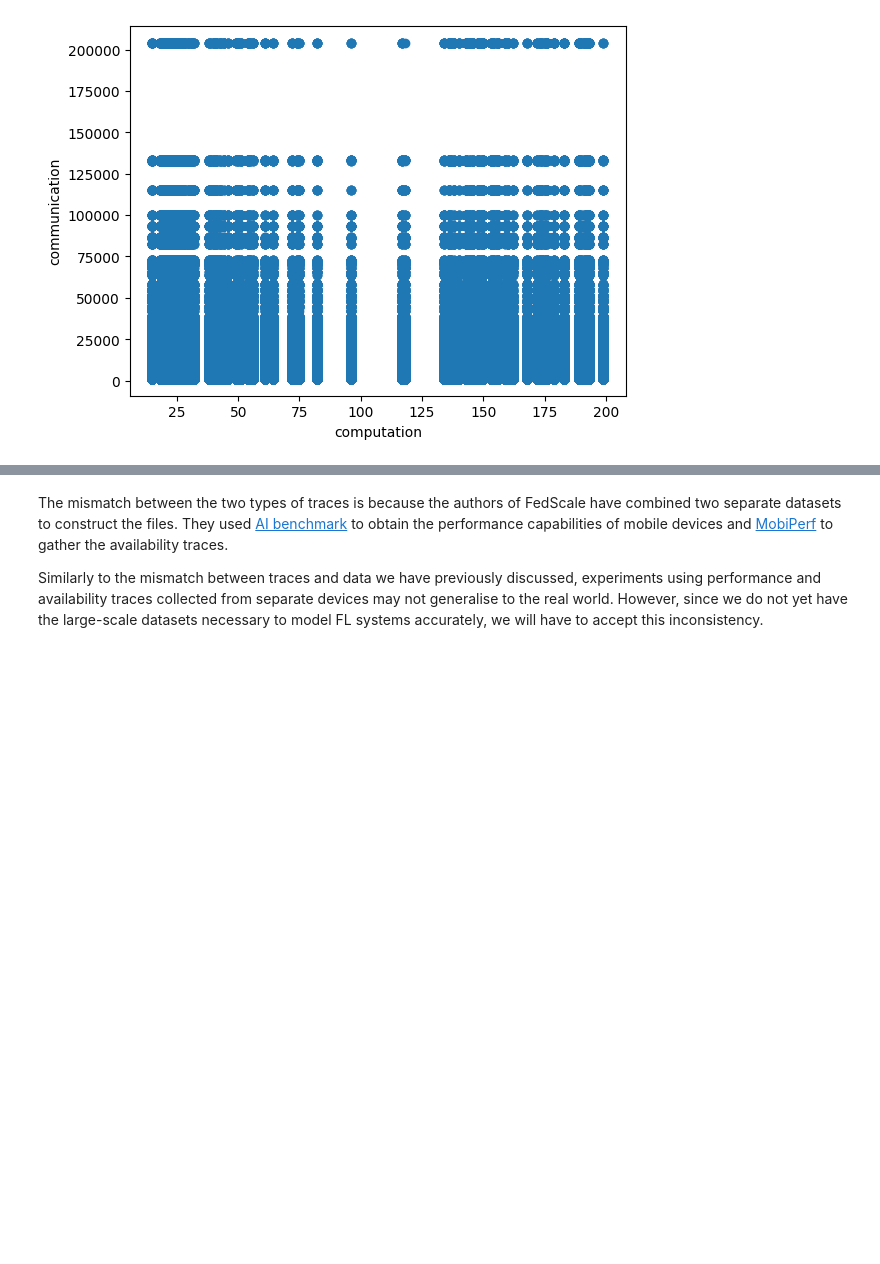
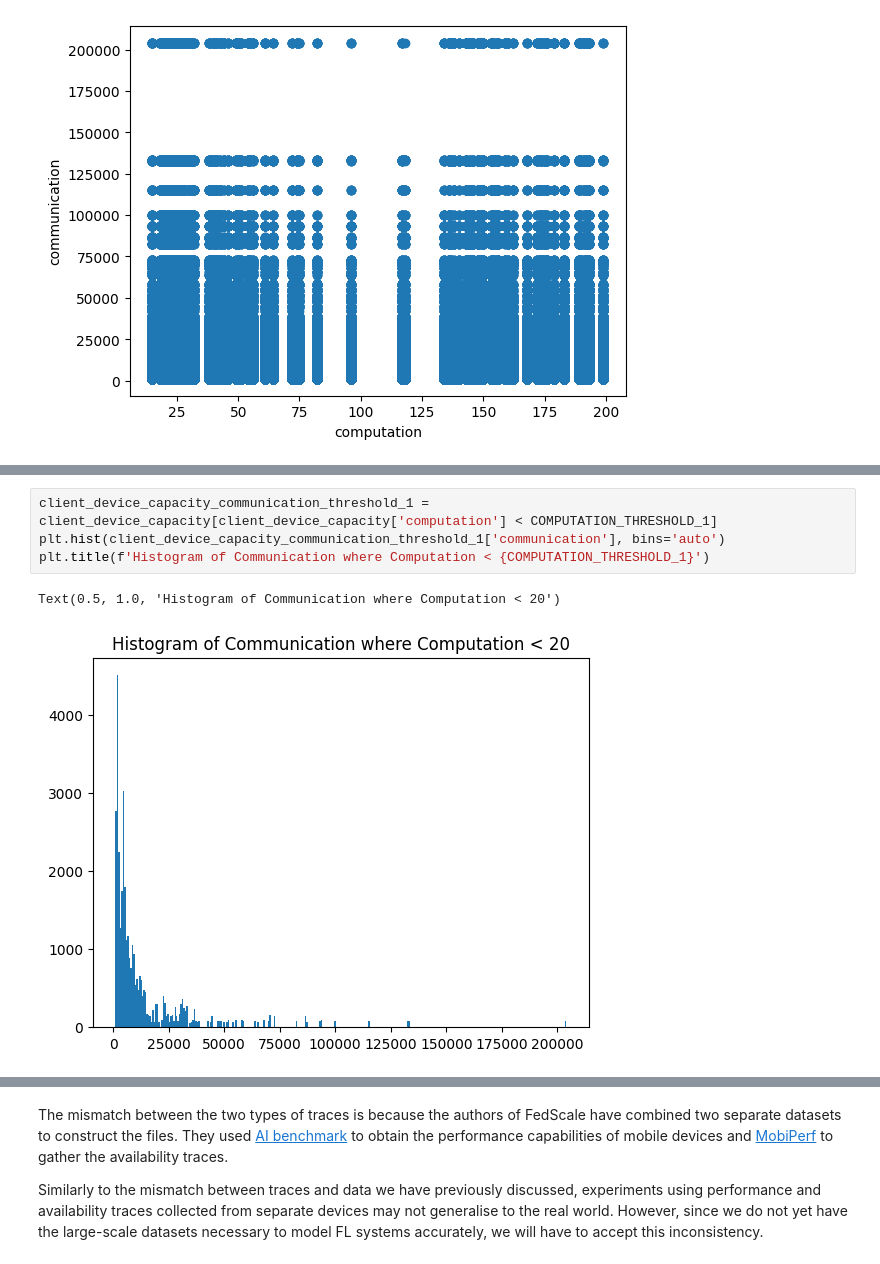
Before and after one commit to angnicholas26/L361-lab2-submission, a Jupyter notebook: L361_2025_Lab_2_2_Devices_Heterogeneity.ipynb, the cells around one changed output, grey strips where cells are left out. Drawn from its saved outputs; the diff is of its cells as text; blank space fills up the shorter version.

```diff
--- a/L361_2025_Lab_2_2_Devices_Heterogeneity.ipynb
+++ b/L361_2025_Lab_2_2_Devices_Heterogeneity.ipynb
@@ -626,0 +673,7 @@ client_device_capacity['communication'] <
+# %%
+client_device_capacity_communication_threshold_1 = client_device_capacity[client_device_capacity['computation'] < COMPUTATION_THRESHOLD_1]
+plt.hist(client_device_capacity_communication_threshold_1['communication'], bins='auto')
+plt.title(f'Histogram of Communication where Computation < {COMPUTATION_THRESHOLD_1}')
+# %% [output]
+Text(0.5, 1.0, 'Histogram of Communication where Computation < 20')
+[figure, added]
```
Also changed, not shown: parts of 17 cells of this notebook, 3 other files.
